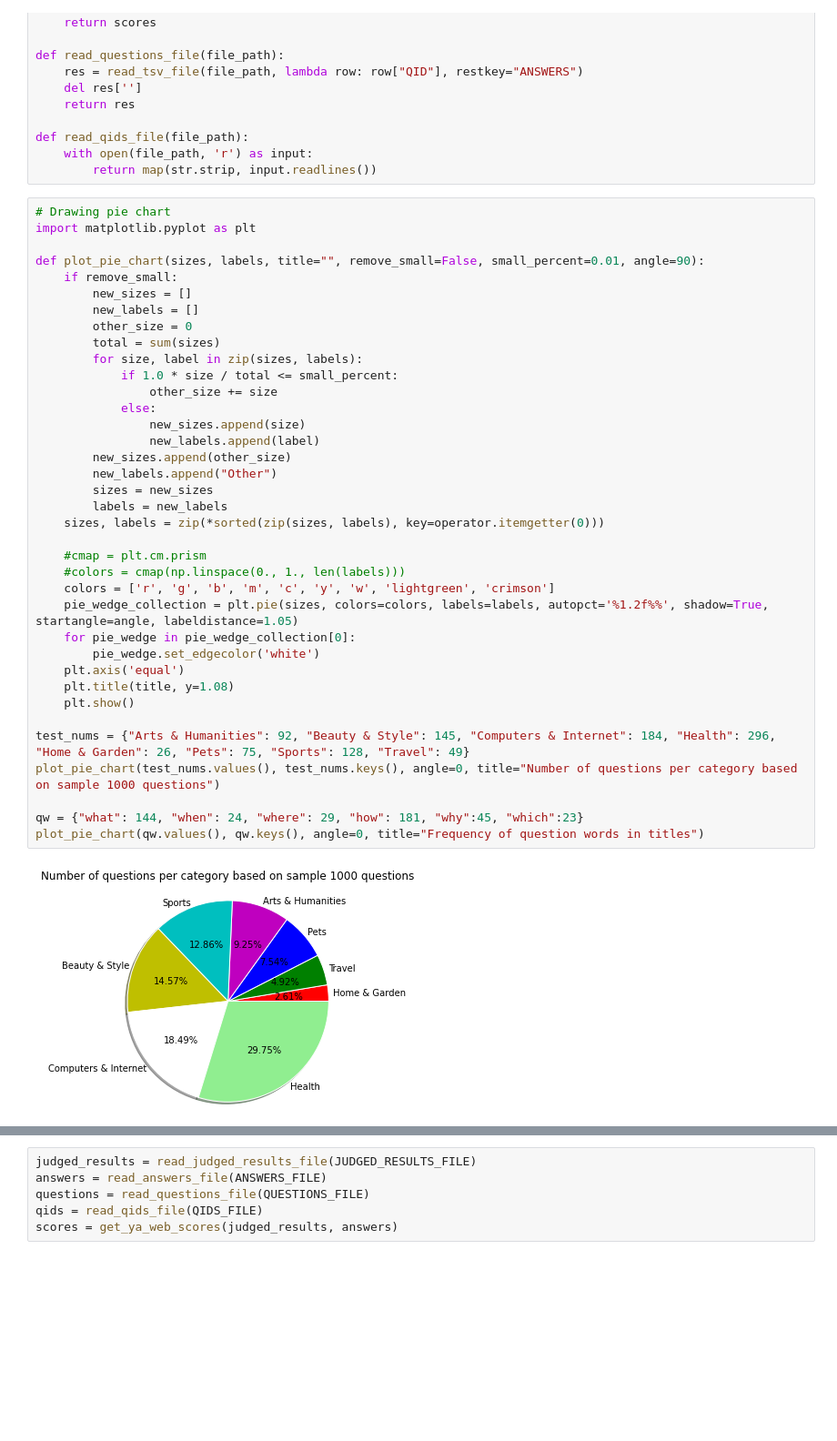
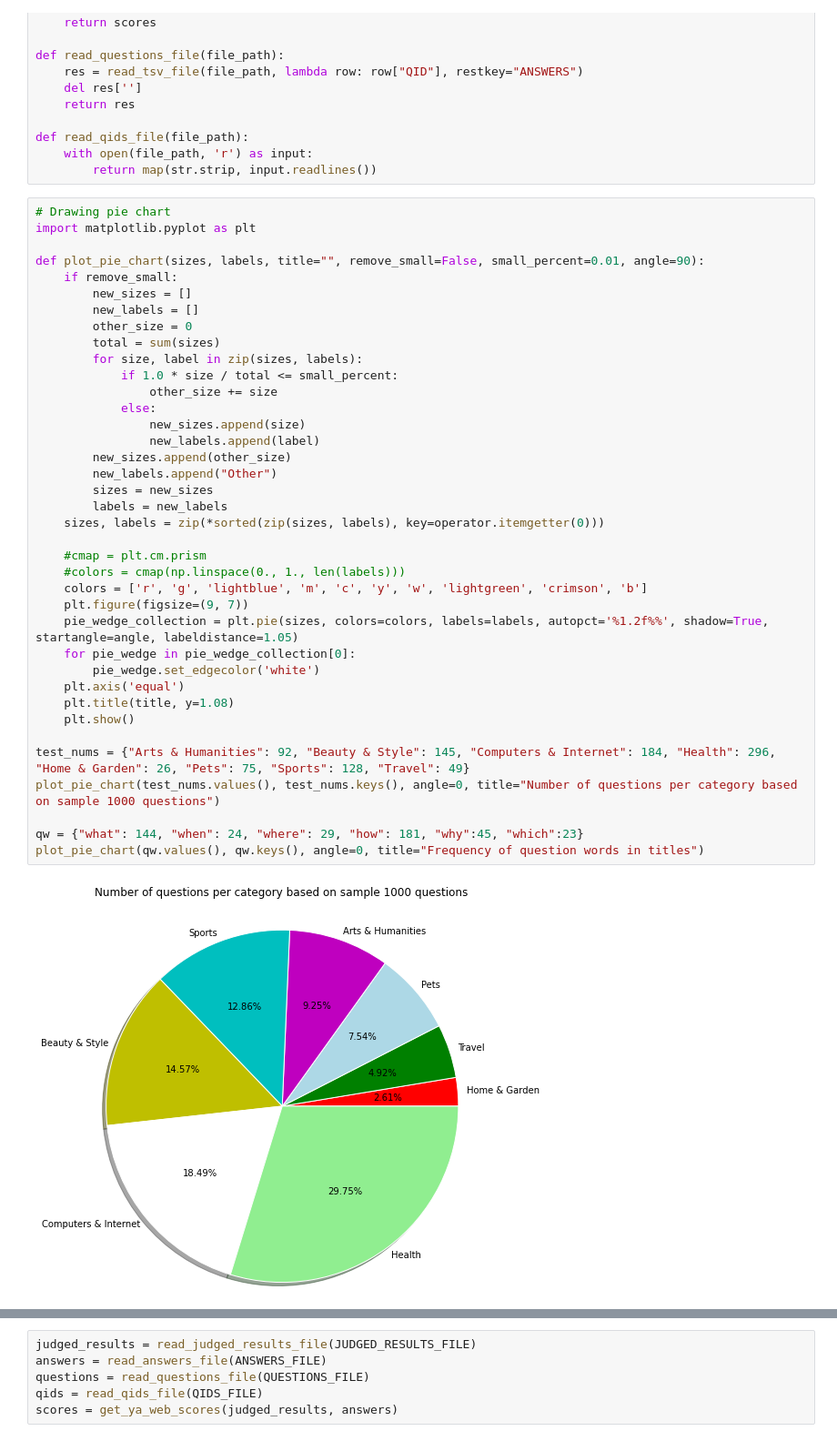
Before and after one commit to DenXX/irlab, a Jupyter notebook: code/dsavenk/liveqa/analysis/LiveQA Analysis.ipynb, the cells around one changed output, grey strips where cells are left out. Shown: that part at 91% size. Saved outputs shown, nothing was run; the diff lists cells and outputs as text; blank space fills up the shorter version.

Commit message:
Adding more images and slides

```diff
--- a/code/dsavenk/liveqa/analysis/LiveQA Analysis.ipynb
+++ b/code/dsavenk/liveqa/analysis/LiveQA Analysis.ipynb
@@ -56,32 +56,33 @@ def plot_pie_chart(sizes, labels, title="", remove_small=False, small_percent=0.
         new_labels = []
         other_size = 0
         total = sum(sizes)
         for size, label in zip(sizes, labels):
             if 1.0 * size / total <= small_percent:
                 other_size += size
             else:
                 new_sizes.append(size)
                 new_labels.append(label)
         new_sizes.append(other_size)
         new_labels.append("Other")
         sizes = new_sizes
         labels = new_labels
     sizes, labels = zip(*sorted(zip(sizes, labels), key=operator.itemgetter(0)))
 
     #cmap = plt.cm.prism
     #colors = cmap(np.linspace(0., 1., len(labels)))
-    colors = ['r', 'g', 'b', 'm', 'c', 'y', 'w', 'lightgreen', 'crimson']
+    colors = ['r', 'g', 'lightblue', 'm', 'c', 'y', 'w', 'lightgreen', 'crimson', 'b']
+    plt.figure(figsize=(9, 7))
     pie_wedge_collection = plt.pie(sizes, colors=colors, labels=labels, autopct='%1.2f%%', shadow=True, startangle=angle, labeldistance=1.05)
     for pie_wedge in pie_wedge_collection[0]:
         pie_wedge.set_edgecolor('white')
     plt.axis('equal')
     plt.title(title, y=1.08)
     plt.show()
 
 test_nums = {"Arts & Humanities": 92, "Beauty & Style": 145, "Computers & Internet": 184, "Health": 296, "Home & Garden": 26, "Pets": 75, "Sports": 128, "Travel": 49}
 plot_pie_chart(test_nums.values(), test_nums.keys(), angle=0, title="Number of questions per category based on sample 1000 questions")
 
 qw = {"what": 144, "when": 24, "where": 29, "how": 181, "why":45, "which":23}
 plot_pie_chart(qw.values(), qw.keys(), angle=0, title="Frequency of question words in titles")
 # %% [output]
-[figure, old version]
+[figure, new version]
```
Also changed, not shown: parts of 8 cells of this notebook, 20 other files.
